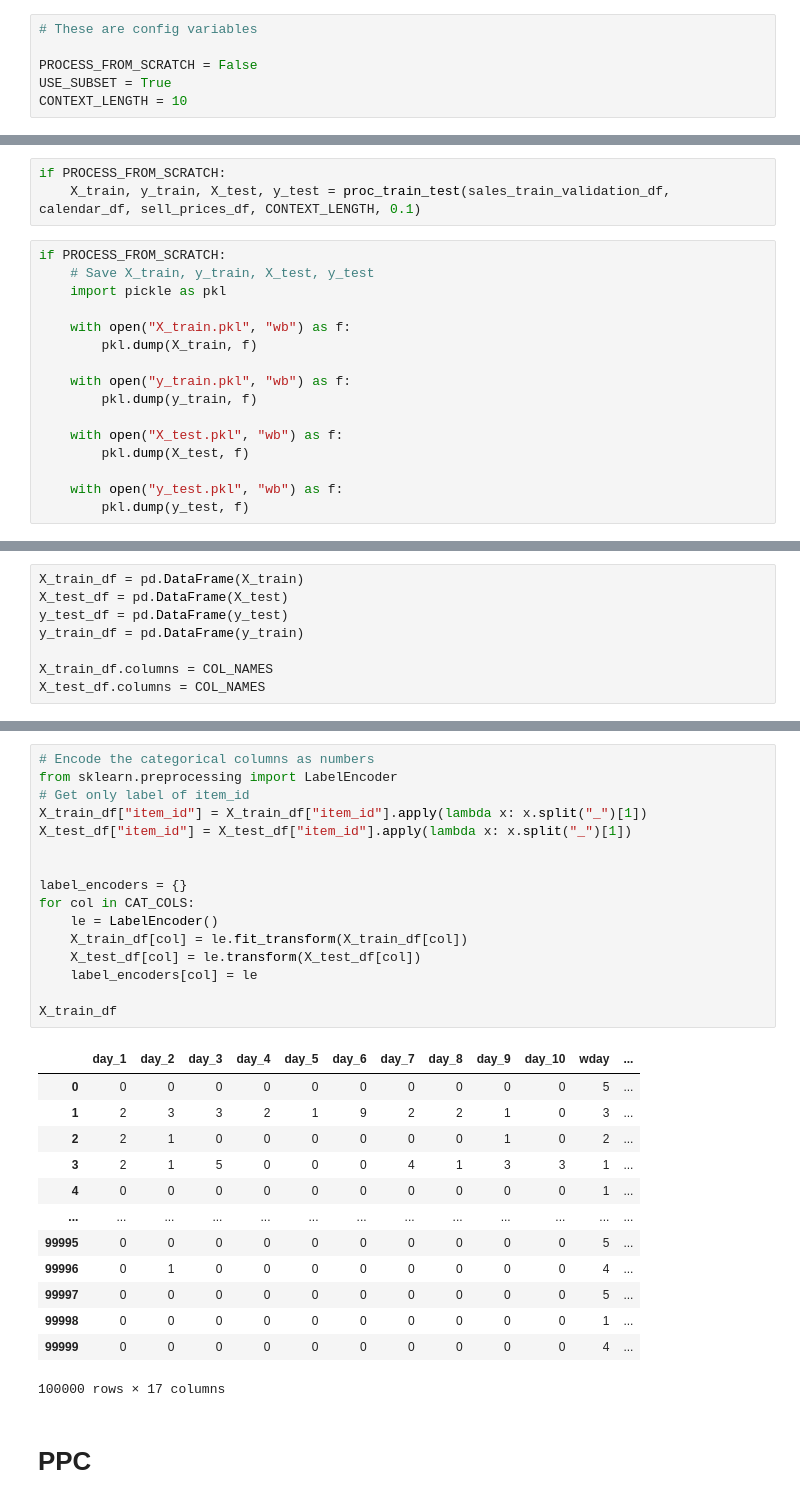
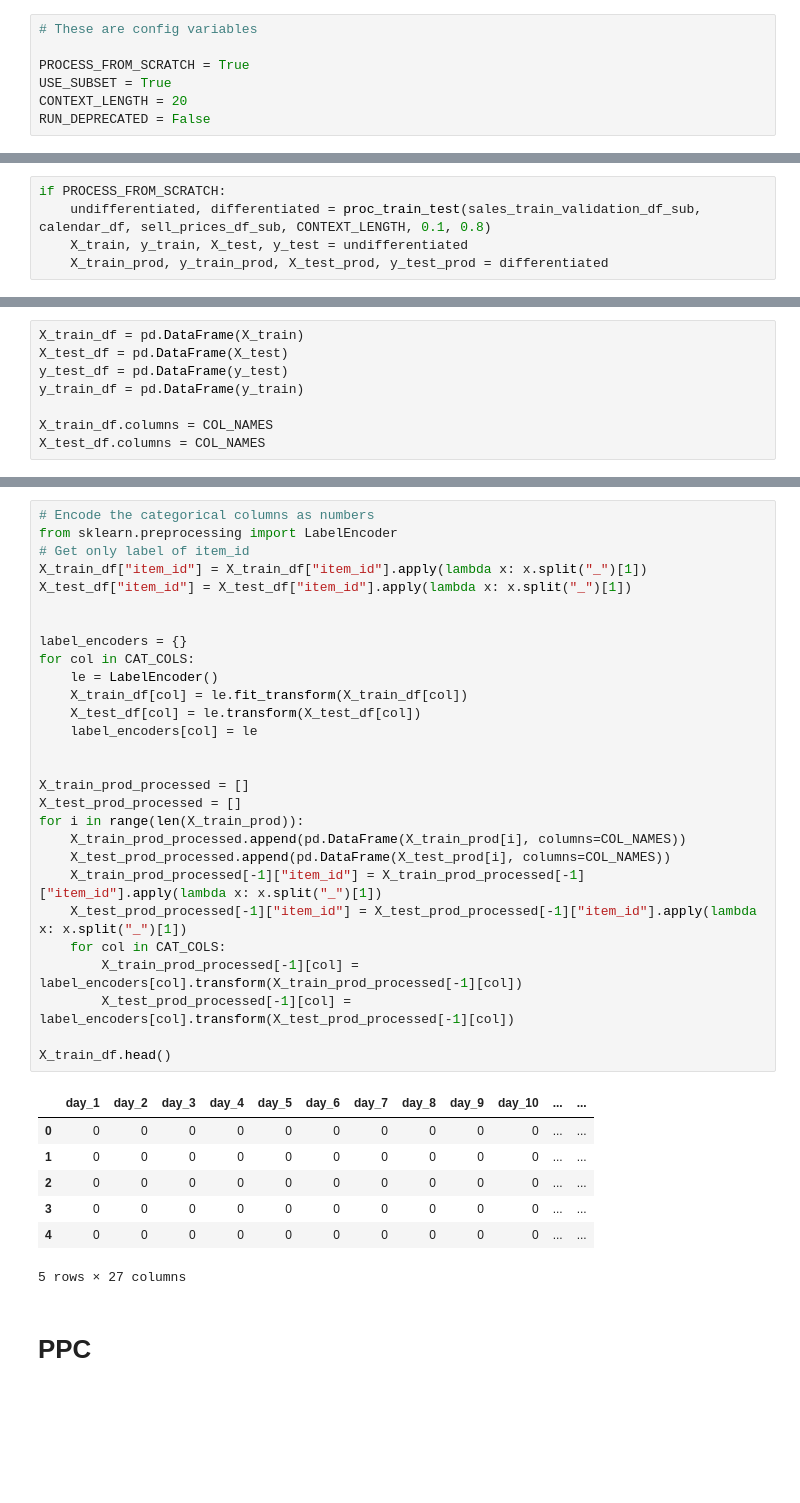
Before and after one commit to blei-lab/treeffuser, a Jupyter notebook: testbed/notebooks/m5-ppc-notebook.ipynb, the cells around one changed output, grey strips where cells are left out. Drawn from its saved outputs; the diff is of its cells as text; blank space fills up the shorter version.

```diff
--- a/testbed/notebooks/m5-ppc-notebook.ipynb
+++ b/testbed/notebooks/m5-ppc-notebook.ipynb
@@ -28,7 +25,8 @@ The autoreload extension is already loaded. To reload it, use:
 # %%
 # These are config variables
 
-PROCESS_FROM_SCRATCH = False
+PROCESS_FROM_SCRATCH = True
 USE_SUBSET = True
-CONTEXT_LENGTH = 10
+CONTEXT_LENGTH = 20
+RUN_DEPRECATED = False
 # %%
@@ -143,19 +217,0 @@ def proc_train_test(sales_train_validation_df: pd.DataFrame, calendar_df: pd.Dat
-# %%
-if PROCESS_FROM_SCRATCH:
-    X_train, y_train, X_test, y_test = proc_train_test(sales_train_validation_df, calendar_df, sell_prices_df, CONTEXT_LENGTH, 0.1)
-# %%
-if PROCESS_FROM_SCRATCH:
-    # Save X_train, y_train, X_test, y_test
-    import pickle as pkl
-
-    with open("X_train.pkl", "wb") as f:
-        pkl.dump(X_train, f)
-
-    with open("y_train.pkl", "wb") as f:
-        pkl.dump(y_train, f)
-
-    with open("X_test.pkl", "wb") as f:
-        pkl.dump(X_test, f)
-
-    with open("y_test.pkl", "wb") as f:
-        pkl.dump(y_test, f)
@@ -218,3 +218,8 @@ if not PROCESS_FROM_SCRATCH:
+# %%
+if PROCESS_FROM_SCRATCH:
+    undifferentiated, differentiated = proc_train_test(sales_train_validation_df_sub, calendar_df, sell_prices_df_sub, CONTEXT_LENGTH, 0.1, 0.8)
+    X_train, y_train, X_test, y_test = undifferentiated
+    X_train_prod, y_train_prod, X_test_prod, y_test_prod = differentiated
 # %%
 len(X_train), len(y_train), len(X_test), len(y_test)
 # %% [output]
@@ -254,32 +259,38 @@ X_train_df
 # %%
 # Encode the categorical columns as numbers
 from sklearn.preprocessing import LabelEncoder
 # Get only label of item_id
 X_train_df["item_id"] = X_train_df["item_id"].apply(lambda x: x.split("_")[1])
 X_test_df["item_id"] = X_test_df["item_id"].apply(lambda x: x.split("_")[1])
 
 
 label_encoders = {}
 for col in CAT_COLS:
     le = LabelEncoder()
     X_train_df[col] = le.fit_transform(X_train_df[col])
     X_test_df[col] = le.transform(X_test_df[col])
     label_encoders[col] = le
 
-X_train_df
+
+X_train_prod_processed = []
+X_test_prod_processed = []
+for i in range(len(X_train_prod)):
+    X_train_prod_processed.append(pd.DataFrame(X_train_prod[i], columns=COL_NAMES))
+    X_test_prod_processed.append(pd.DataFrame(X_test_prod[i], columns=COL_NAMES))
+    X_train_prod_processed[-1]["item_id"] = X_train_prod_processed[-1]["item_id"].apply(lambda x: x.split("_")[1])
+    X_test_prod_processed[-1]["item_id"] = X_test_prod_processed[-1]["item_id"].apply(lambda x: x.split("_")[1])
+    for col in CAT_COLS:
+        X_train_prod_processed[-1][col] = label_encoders[col].transform(X_train_prod_processed[-1][col])
+        X_test_prod_processed[-1][col] = label_encoders[col].transform(X_test_prod_processed[-1][col])
+
+X_train_df.head()
 # %% [output]
-|  | day_1 | day_2 | day_3 | day_4 | day_5 | day_6 | day_7 | day_8 | day_9 | day_10 | wday | ... |
-| 0 | 0 | 0 | 0 | 0 | 0 | 0 | 0 | 0 | 0 | 0 | 5 | ... |
-| 1 | 2 | 3 | 3 | 2 | 1 | 9 | 2 | 2 | 1 | 0 | 3 | ... |
-| 2 | 2 | 1 | 0 | 0 | 0 | 0 | 0 | 0 | 1 | 0 | 2 | ... |
-| 3 | 2 | 1 | 5 | 0 | 0 | 0 | 4 | 1 | 3 | 3 | 1 | ... |
-| 4 | 0 | 0 | 0 | 0 | 0 | 0 | 0 | 0 | 0 | 0 | 1 | ... |
-| ... | ... | ... | ... | ... | ... | ... | ... | ... | ... | ... | ... | ... |
-| 99995 | 0 | 0 | 0 | 0 | 0 | 0 | 0 | 0 | 0 | 0 | 5 | ... |
-| 99996 | 0 | 1 | 0 | 0 | 0 | 0 | 0 | 0 | 0 | 0 | 4 | ... |
-| 99997 | 0 | 0 | 0 | 0 | 0 | 0 | 0 | 0 | 0 | 0 | 5 | ... |
-| 99998 | 0 | 0 | 0 | 0 | 0 | 0 | 0 | 0 | 0 | 0 | 1 | ... |
-| 99999 | 0 | 0 | 0 | 0 | 0 | 0 | 0 | 0 | 0 | 0 | 4 | ... |
+|  | day_1 | day_2 | day_3 | day_4 | day_5 | day_6 | day_7 | day_8 | day_9 | day_10 | ... | ... |
+| 0 | 0 | 0 | 0 | 0 | 0 | 0 | 0 | 0 | 0 | 0 | ... | ... |
+| 1 | 0 | 0 | 0 | 0 | 0 | 0 | 0 | 0 | 0 | 0 | ... | ... |
+| 2 | 0 | 0 | 0 | 0 | 0 | 0 | 0 | 0 | 0 | 0 | ... | ... |
+| 3 | 0 | 0 | 0 | 0 | 0 | 0 | 0 | 0 | 0 | 0 | ... | ... |
+| 4 | 0 | 0 | 0 | 0 | 0 | 0 | 0 | 0 | 0 | 0 | ... | ... |
-100000 rows × 17 columns
+5 rows × 27 columns
 # %% [markdown]
 # PPC
```
Also changed, not shown: parts of 32 cells of this notebook, 2 other files.
